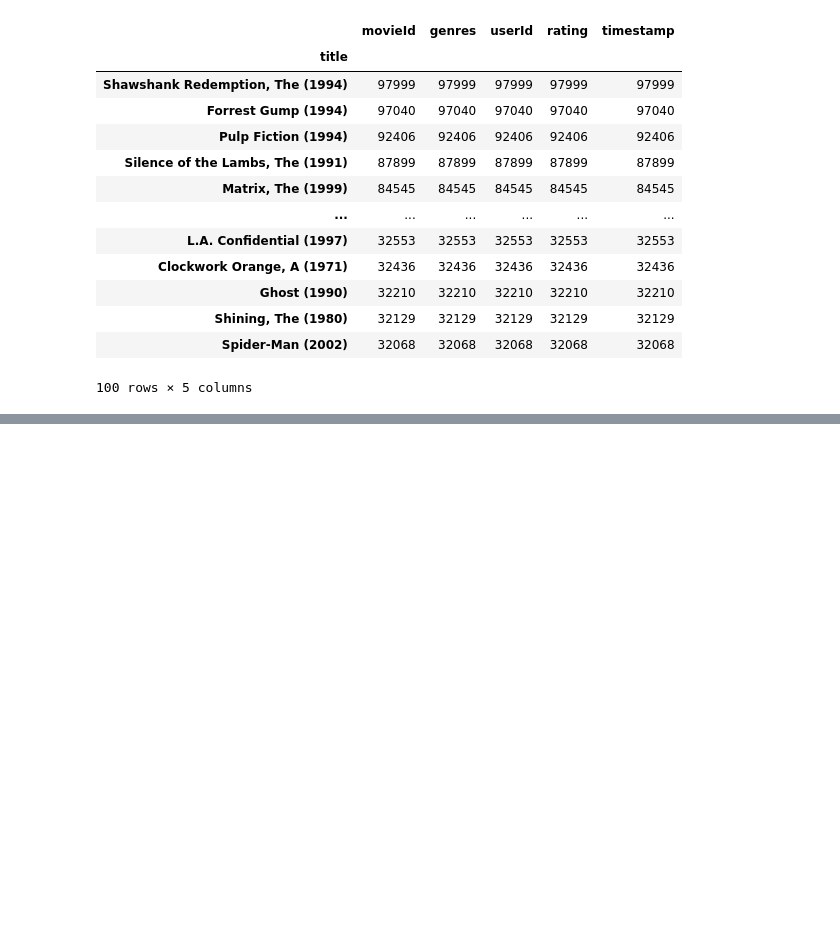
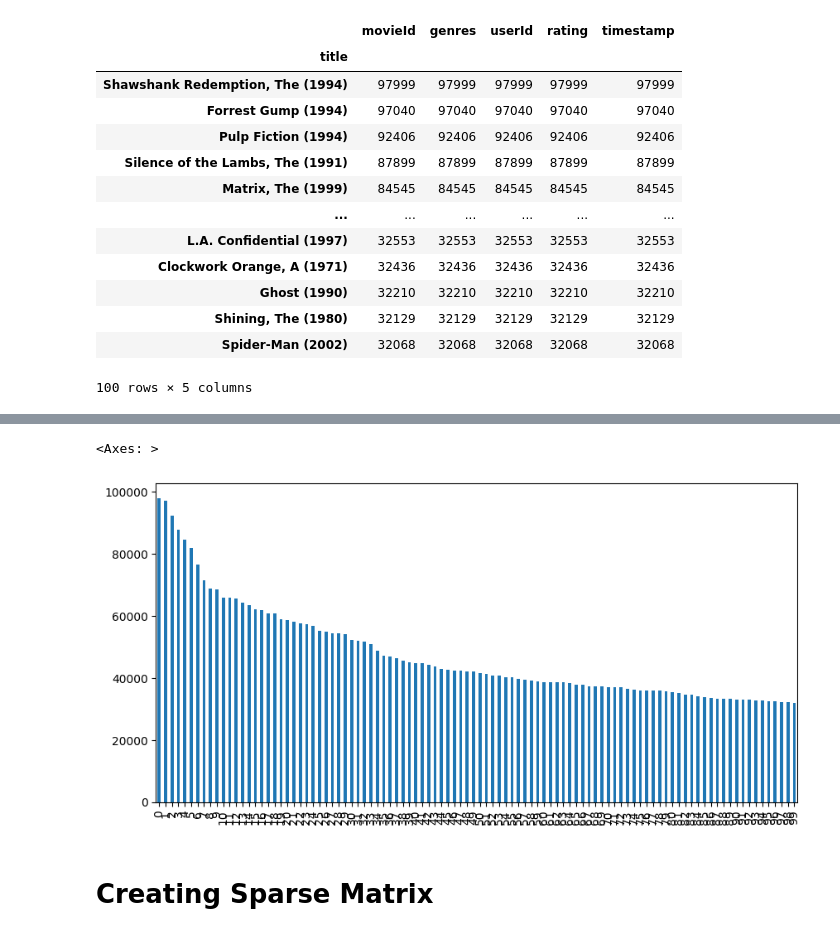
Before and after one commit to Rufshod/Machine-Learning-Alexander-Andersson, a Jupyter notebook: Lab/main_lab.ipynb, the cells around one changed output, grey strips where cells are left out. Drawn from its saved outputs; the diff is of its cells as text; code cells hidden in the pictures; blank space fills up the shorter version.

```diff
--- a/Lab/main_lab.ipynb
+++ b/Lab/main_lab.ipynb
@@ -160,0 +241,14 @@ df.groupby("title").count().sort_values("rating", ascending = False).head(100)
+# %%
+# creating a new dataframe with the amount of ratings for each movie
+df_ratings = df.groupby("title").count().sort_values("rating", ascending = False).head(100)
+df_ratings = df_ratings.reset_index()
+df_ratings = df_ratings[["title", "rating"]]
+df_ratings = df_ratings.rename(columns = {"rating": "amount_of_ratings"})
+# %%
+# plotting df_ratings
+df_ratings.plot(kind = "bar", y = "amount_of_ratings", legend = False, figsize = (10, 5))
+# %% [output]
+<Axes: >
+[figure, added]
+# %% [markdown]
+# Creating Sparse Matrix
```
Also changed, not shown: parts of 14 cells of this notebook, 1 other file.
